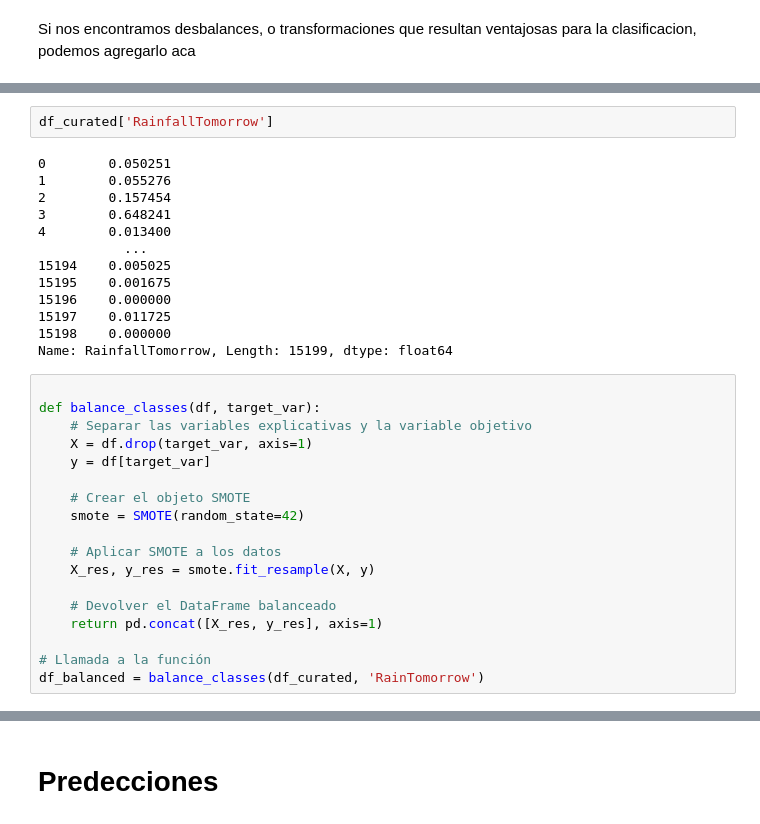
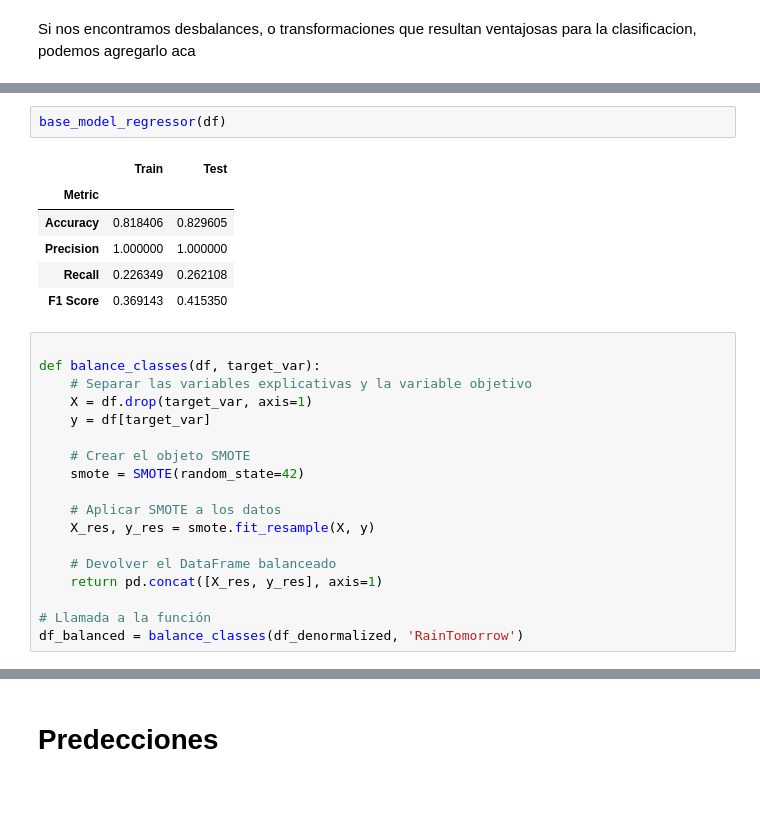
Before and after one commit to Shannon-21/Aprendizaje_Automatico_1, a Jupyter notebook: TP_IA41_LogisticRegression_P2.ipynb, the cells around one changed output, grey strips where cells are left out. Saved outputs shown, nothing was run; the diff lists cells and outputs as text; blank space fills up the shorter version.

```diff
--- a/TP_IA41_LogisticRegression_P2.ipynb
+++ b/TP_IA41_LogisticRegression_P2.ipynb
@@ -233,18 +205,12 @@ F1 Score: 0.975
-# %%
-df_curated['RainfallTomorrow']
-# %% [output]
-0        0.050251
-1        0.055276
-2        0.157454
-3        0.648241
-4        0.013400
-           ...
-15194    0.005025
-15195    0.001675
-15196    0.000000
-15197    0.011725
-15198    0.000000
-Name: RainfallTomorrow, Length: 15199, dtype: float64
+# %%
+base_model_regressor(df)
+# %% [output]
+|  | Train | Test |
+| Metric |  |  |
+| Accuracy | 0.818406 | 0.829605 |
+| Precision | 1.000000 | 1.000000 |
+| Recall | 0.226349 | 0.262108 |
+| F1 Score | 0.369143 | 0.415350 |
 # %%
 
 def balance_classes(df, target_var):
@@ -262,6 +228,6 @@ def balance_classes(df, target_var):
     return pd.concat([X_res, y_res], axis=1)
 
 # Llamada a la función
-df_balanced = balance_classes(df_curated, 'RainTomorrow')
+df_balanced = balance_classes(df_denormalized, 'RainTomorrow')
 # %%
 graficar_proporcion_datos(df_balanced, 'RainTomorrow')
```
Also changed, not shown: parts of 22 cells of this notebook.
